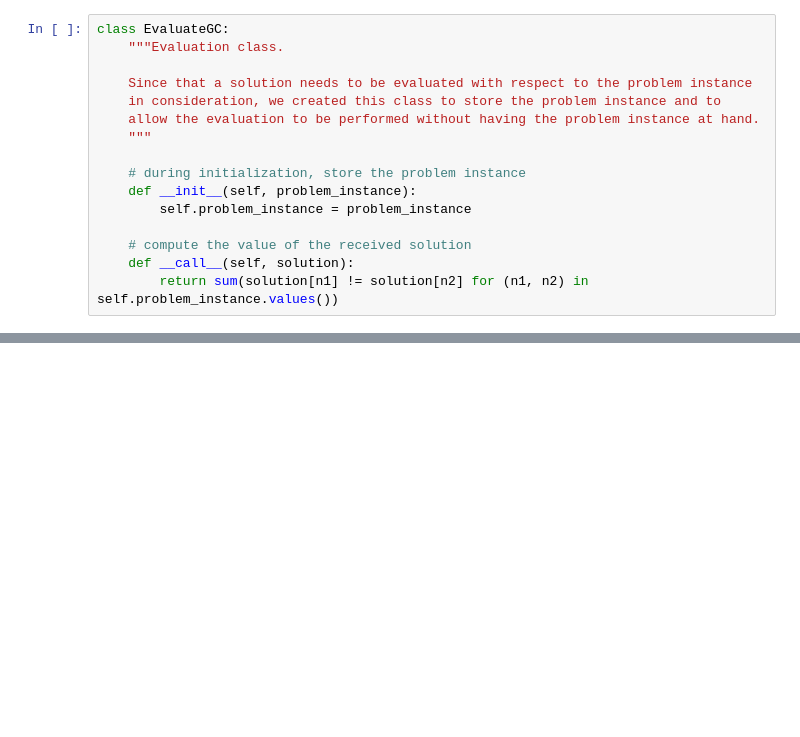
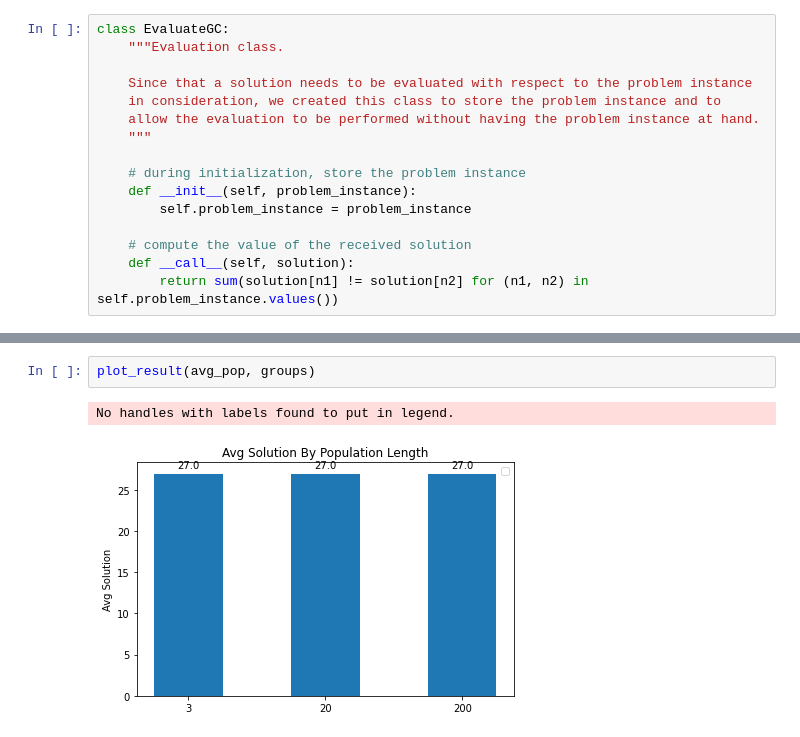
Before and after one commit to gabcastro/Unisinos-IA-Exercicios, a Jupyter notebook: Trabalho_GA/GA_ia.ipynb, the cells around one changed output, grey strips where cells are left out. Cells and saved outputs as stored; diff of their text form; blank space fills up the shorter version.

```diff
--- a/Trabalho_GA/GA_ia.ipynb
+++ b/Trabalho_GA/GA_ia.ipynb
@@ -302,0 +444,5 @@ print('Value of resulting solution: %d' % fn_fitness(solution))
+# %%
+plot_result(avg_pop, groups)
+# %% [output]
+No handles with labels found to put in legend.
+[figure, added]
```
Also changed, not shown: parts of 23 cells of this notebook, 7 other files.
